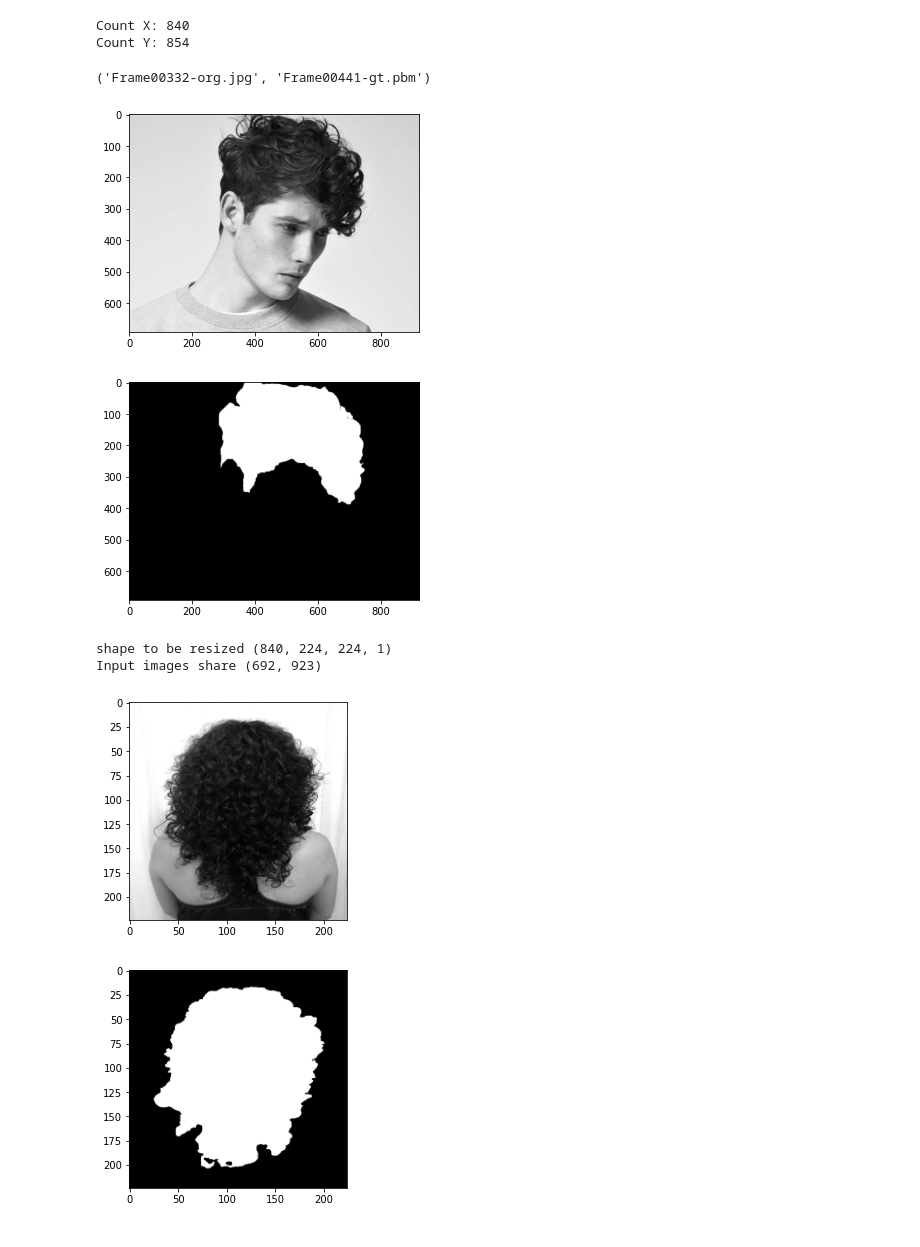
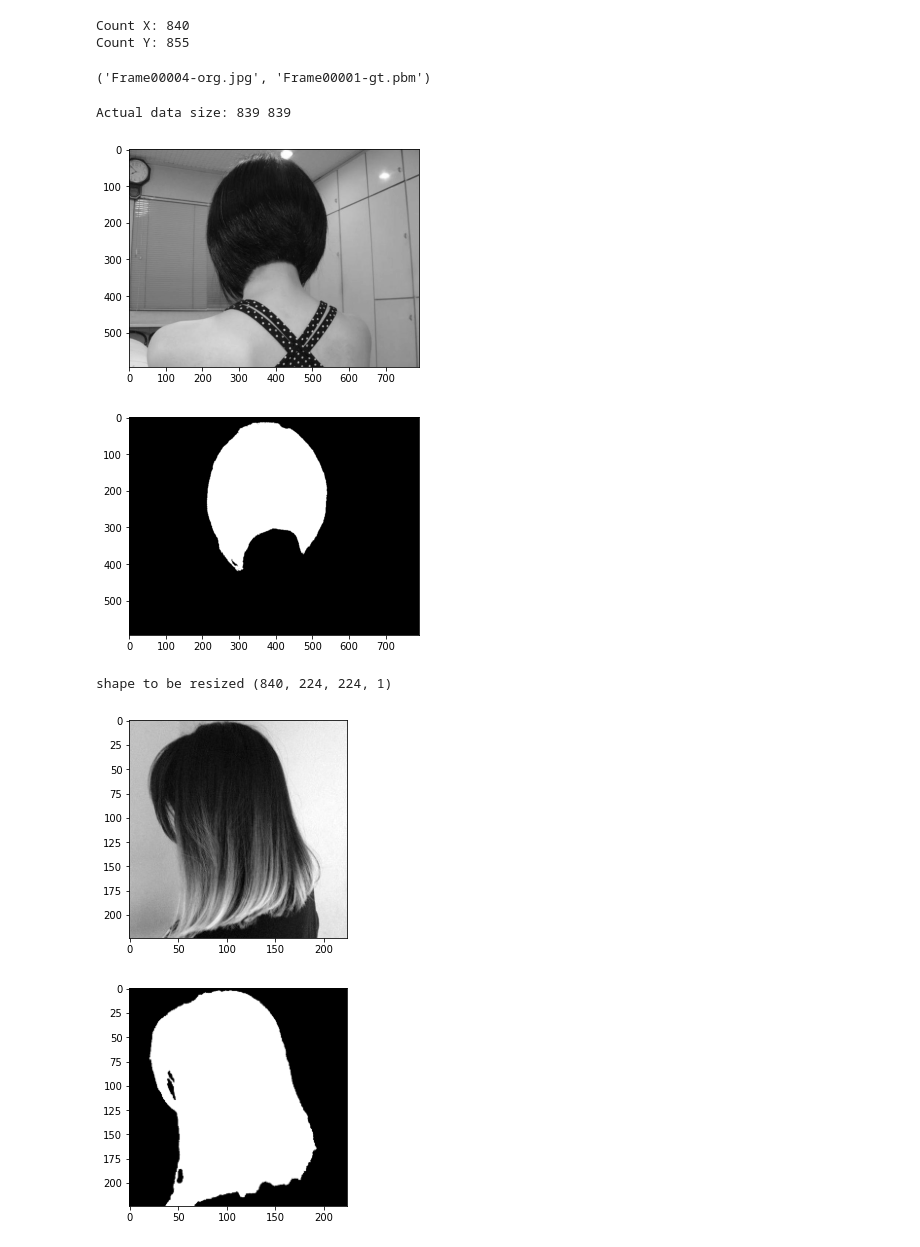
Before and after one commit to shweta-aiml/100daysofcode, a Jupyter notebook: hair_segmentation_using_u_net.ipynb, the cells around one changed output. Drawn from its saved outputs; the diff is of its cells as text; code cells hidden in the pictures.

```diff
--- a/hair_segmentation_using_u_net.ipynb
+++ b/hair_segmentation_using_u_net.ipynb
@@ -33,33 +53,33 @@ Drive already mounted at /content/drive; to attempt to forcibly remount, call dr
 # %%
 from skimage import io
 
-x_path = '/content/drive/My Drive/Figaro1k/Original/Training/'
-y_path = '/content/drive/My Drive/Figaro1k/GT/Training/'
+x_path = '/content/drive/My Drive/FigaroDataSet/Figaro1k/Original/Training/'
+y_path = '/content/drive/My Drive/FigaroDataSet/Figaro1k/GT/Training/'
 x_paths = os.listdir(x_path)
 y_paths = os.listdir(y_path)
 print("Count X:",len(x_paths))
 print("Count Y:",len(y_paths))
 # %% [output]
 Count X: 840
-Count Y: 854
+Count Y: 855
 # %%
 x_paths[0],y_paths[0]
 # %% [output]
-('Frame00332-org.jpg', 'Frame00441-gt.pbm')
+('Frame00004-org.jpg', 'Frame00001-gt.pbm')
 # %%
 images,masks = [],[]
 size = min(len(x_paths),len(y_paths))
 for i in range(size):
-    file = x_paths[i].replace('-org.jpg','')
-    img_path = file + '-org.jpg'
-    mask_path = file + '-gt.pbm'
-    if img_path in x_paths and mask_path in y_paths:
-      images.append( io.imread(x_path + img_path,plugin='matplotlib',as_gray = True) )
-      masks.append( io.imread(y_path + mask_path,plugin='matplotlib',as_gray = True))
+  file = x_paths[i].replace('-org.jpg','')
+  img_path = file + '-org.jpg'
+  mask_path = file + '-gt.pbm'
+  if img_path in x_paths and mask_path in y_paths:
+    images.append( io.imread(x_path + img_path,plugin='matplotlib',as_gray = True) )
+    masks.append( io.imread(y_path + mask_path,plugin='matplotlib',as_gray = True))
 print("Actual data size:",len(images),len(masks))
+# %% [output]
+Actual data size: 839 839
 # %%
-import matplotlib.pyplot as plt
-
 def displayImage(img):
     plt.imshow(img,cmap='gray')
     plt.show()
@@ -72,30 +92,28 @@ displayImage(img)
 img = masks[idx]
 displayImage(img)
 # %% [output]
-[figure, old version]
+[figure, new version]
-[figure, old version]
+[figure, new version]
 # %%
 from skimage.transform import resize
 np_images = np.zeros((size,224,224,1))
 np_masks = np.zeros((size,224,224,1))
 
 print("shape to be resized",np_images.shape)
-print("Input images share" , img.shape)
 # %% [output]
 shape to be resized (840, 224, 224, 1)
-Input images share (692, 923)
 # %%
-for i in range(size - 1):
+for i in range(size -1):
     img = images[i]
     msk = masks[i]
-    np_images[i] = resize(img,(224,224)).reshape((224,224,1))
-    np_masks[i] = resize(msk,(224,224)).reshape((224,224,1))
+    np_images[i] = resize(img,(224,224)).reshape((-1,224,224,1))
+    np_masks[i] = resize(msk,(224,224)).reshape((-1,224,224,1))
 
 sample = np_images[0].reshape((224,224))
 displayImage(sample)
 
 sample = np_masks[0].reshape((224,224))
 displayImage(sample)
 # %% [output]
-[figure, old version]
+[figure, new version]
-[figure, old version]
+[figure, new version]
```
Also changed, not shown: parts of 23 cells of this notebook.
